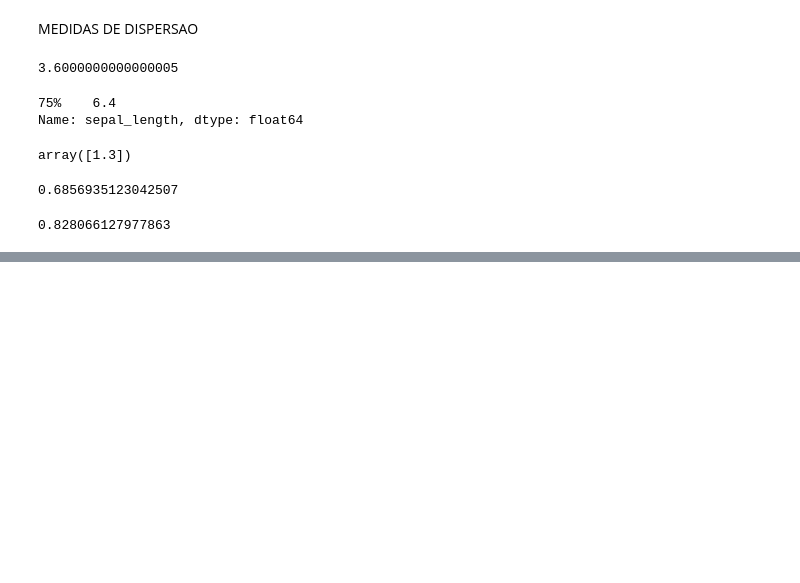
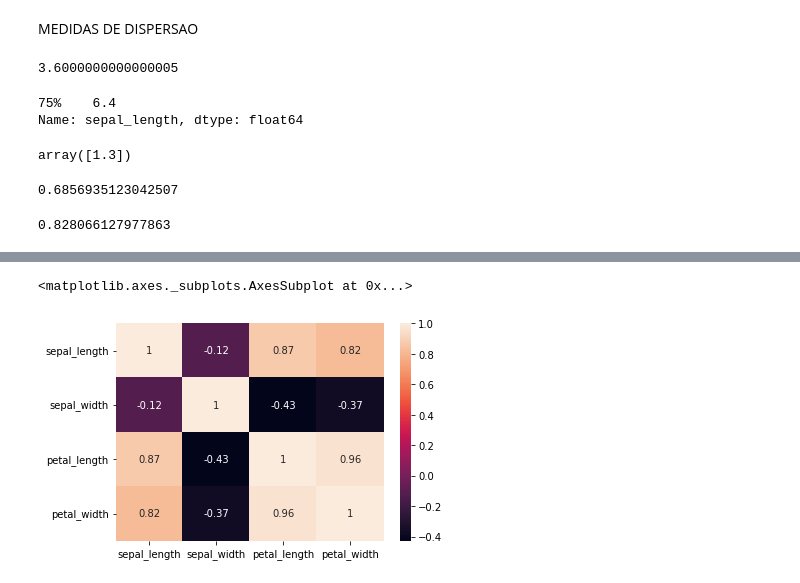
Before and after one commit to artbbs/42SP-arfernan, a Jupyter notebook: SoukAnalytics.ipynb, the cells around one changed output, grey strips where cells are left out. Drawn from its saved outputs; the diff is of its cells as text; code cells hidden in the pictures; blank space fills up the shorter version.

```diff
--- a/SoukAnalytics.ipynb
+++ b/SoukAnalytics.ipynb
@@ -1697,0 +1750,5 @@ Base_Dados['sepal_length'].std()
+# %%
+sns.heatmap( Base_Dados.corr(), annot=True)
+# %% [output]
+<matplotlib.axes._subplots.AxesSubplot at 0x...>
+[figure, added]
```
Also changed, not shown: parts of 32 cells of this notebook.
